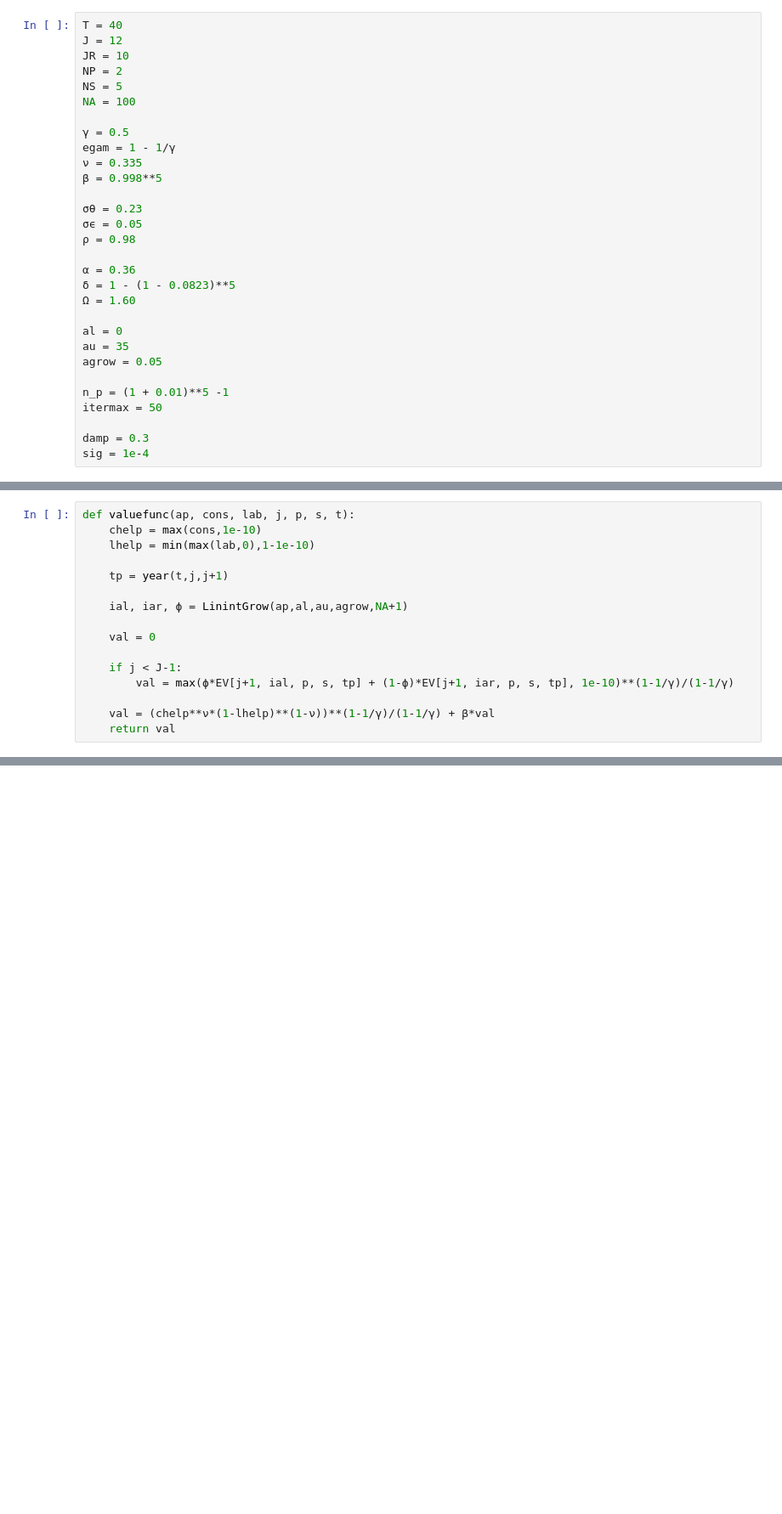
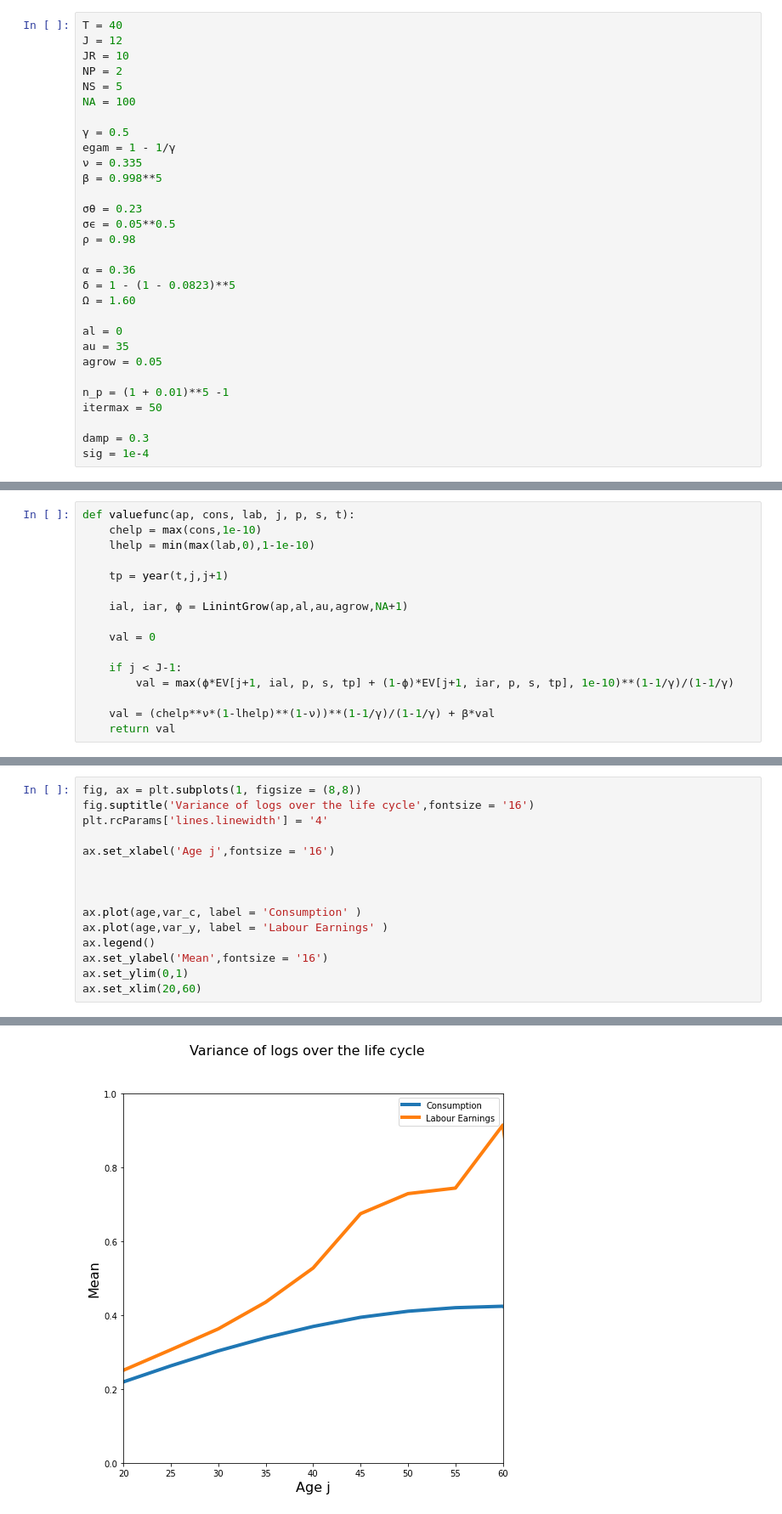
Before and after one commit to lalala8797/Fortran-Python-CE, a Jupyter notebook: CE_Fortran_Chapter_11.2.ipynb, the cells around one changed output, grey strips where cells are left out. Shown at 85% size. Cells and saved outputs as stored; diff of their text form; blank space fills up the shorter version.

```diff
--- a/CE_Fortran_Chapter_11.2.ipynb
+++ b/CE_Fortran_Chapter_11.2.ipynb
@@ -17,7 +18,7 @@ egam = 1 - 1/γ
 β = 0.998**5
 
 σθ = 0.23
-σϵ = 0.05
+σϵ = 0.05**0.5
 ρ = 0.98
 
 α = 0.36
@@ -476,0 +518,16 @@ KeyboardInterrupt:
+# %%
+fig, ax = plt.subplots(1, figsize = (8,8))
+fig.suptitle('Variance of logs over the life cycle',fontsize = '16')
+plt.rcParams['lines.linewidth'] = '4'
+
+ax.set_xlabel('Age j',fontsize = '16')
+
+
+
+ax.plot(age,var_c, label = 'Consumption' )
+ax.plot(age,var_y, label = 'Labour Earnings' )
+ax.legend()
+ax.set_ylabel('Mean',fontsize = '16')
+ax.set_ylim(0,1)
+ax.set_xlim(20,60)
+# %% [output]
@@ -476,0 +535 @@ KeyboardInterrupt:
+[figure, added]
```
Also changed, not shown: parts of 14 cells of this notebook.
